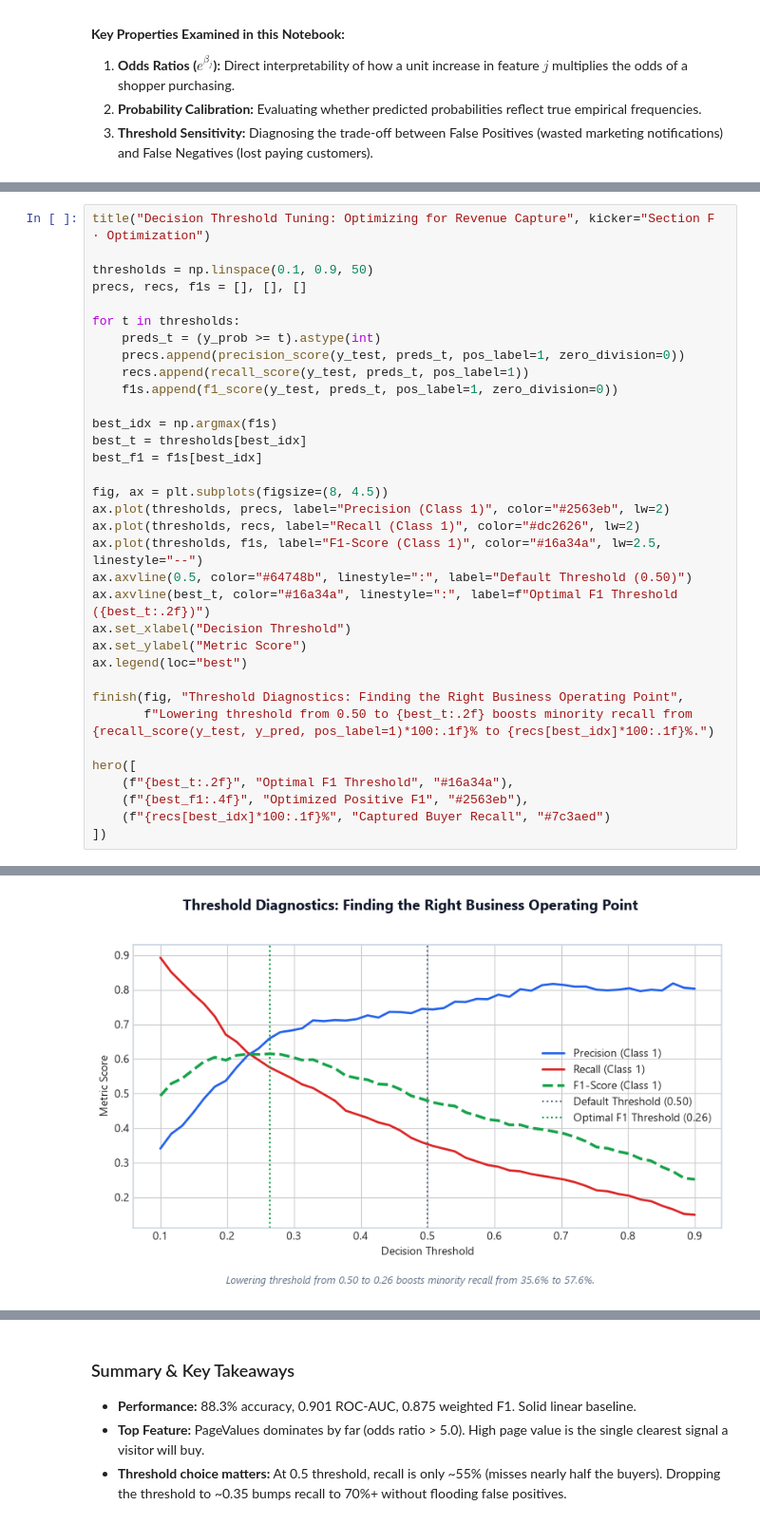
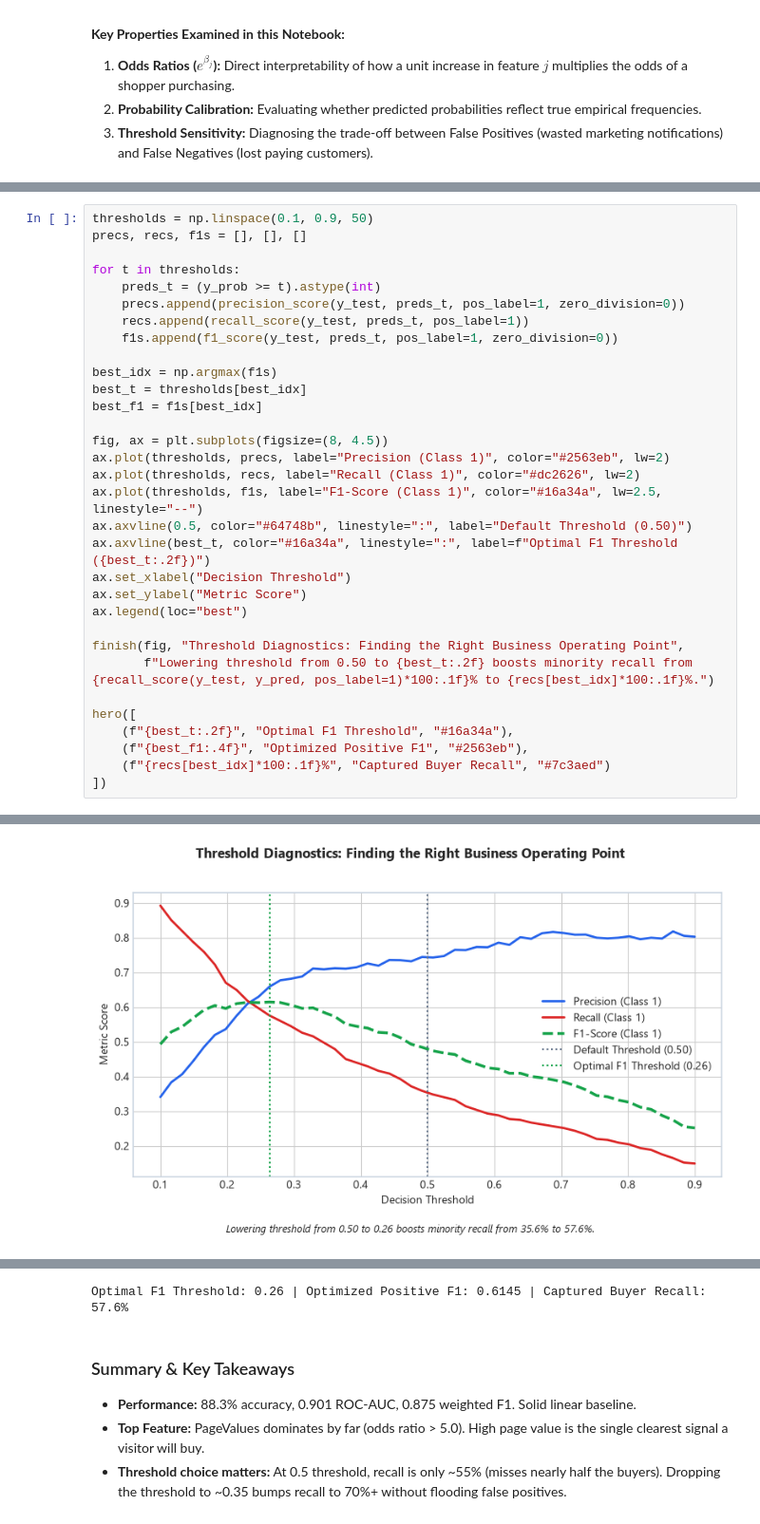
Before and after one commit to MR7star/ML-Capstone-Project, a Jupyter notebook: notebooks/01_logistic_regression.ipynb, the cells around one changed output, grey strips where cells are left out. Shown at 95% size. Saved outputs shown, nothing was run; the diff lists cells and outputs as text.

```diff
--- a/notebooks/01_logistic_regression.ipynb
+++ b/notebooks/01_logistic_regression.ipynb
@@ -267,6 +228,4 @@ Top 5 Negative Predictors by Odds Ratio:
 # %%
-title("Decision Threshold Tuning: Optimizing for Revenue Capture", kicker="Section F · Optimization")
-
 thresholds = np.linspace(0.1, 0.9, 50)
 precs, recs, f1s = [], [], []
 
@@ -304 +261 @@ Decision Threshold Tuning: Optimizing for Revenue Capture
-[figure, old version]
+[figure, new version]
@@ -311,3 +262,4 @@ Captured Buyer Recall
+Optimal F1 Threshold: 0.26 | Optimized Positive F1: 0.6145 | Captured Buyer Recall: 57.6%
 # %% [markdown]
 ### Summary & Key Takeaways
 - **Performance:** 88.3% accuracy, 0.901 ROC-AUC, 0.875 weighted F1. Solid linear baseline.
```
Also changed, not shown: parts of 16 cells of this notebook, 7 other files.
